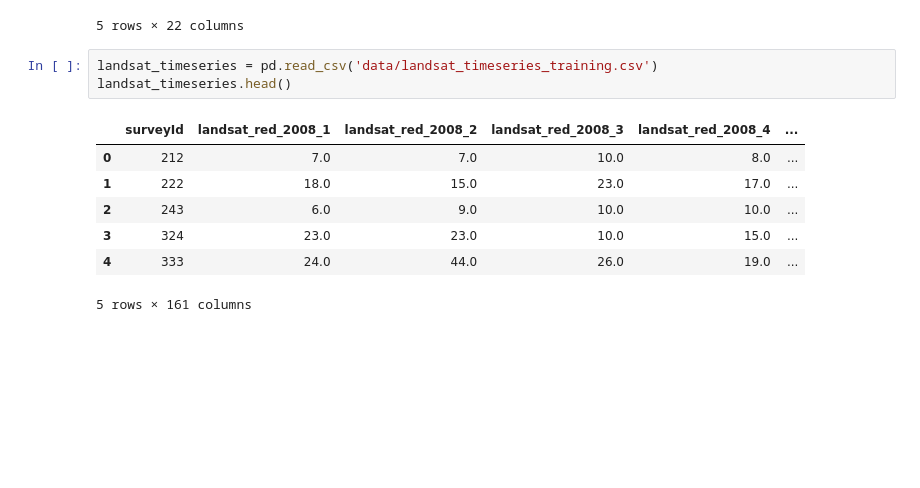
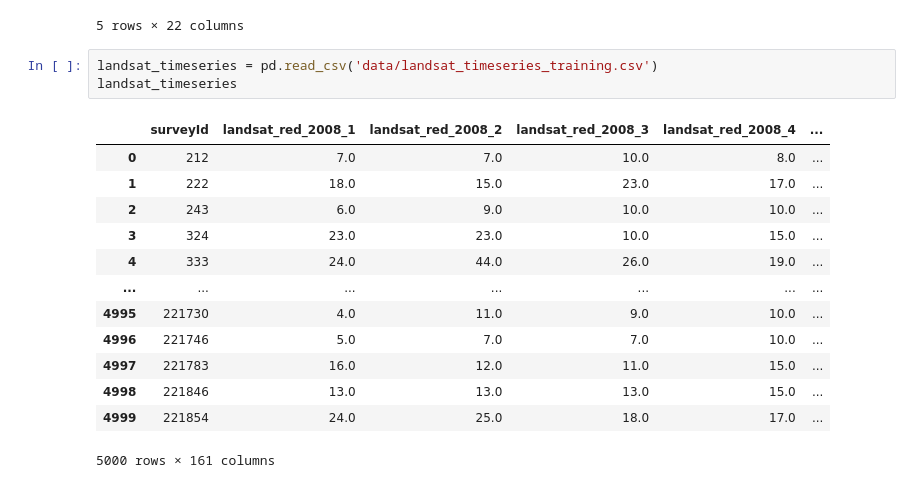
Before and after one commit to AstroAure/IPEO-Species-distribution, a Jupyter notebook: Moea_analysis/code.ipynb, the cells around one changed output. Cells and saved outputs as stored; diff of their text form; blank space fills up the shorter version.

```diff
--- a/Moea_analysis/code.ipynb
+++ b/Moea_analysis/code.ipynb
@@ -17,15 +36,21 @@ env_variables.head()
 5 rows × 22 columns
 # %%
 landsat_timeseries = pd.read_csv('data/landsat_timeseries_training.csv')
-landsat_timeseries.head()
+landsat_timeseries
 # %% [output]
 |  | surveyId | landsat_red_2008_1 | landsat_red_2008_2 | landsat_red_2008_3 | landsat_red_2008_4 | ... |
 | 0 | 212 | 7.0 | 7.0 | 10.0 | 8.0 | ... |
 | 1 | 222 | 18.0 | 15.0 | 23.0 | 17.0 | ... |
 | 2 | 243 | 6.0 | 9.0 | 10.0 | 10.0 | ... |
 | 3 | 324 | 23.0 | 23.0 | 10.0 | 15.0 | ... |
 | 4 | 333 | 24.0 | 44.0 | 26.0 | 19.0 | ... |
+| ... | ... | ... | ... | ... | ... | ... |
+| 4995 | 221730 | 4.0 | 11.0 | 9.0 | 10.0 | ... |
+| 4996 | 221746 | 5.0 | 7.0 | 7.0 | 10.0 | ... |
+| 4997 | 221783 | 16.0 | 12.0 | 11.0 | 15.0 | ... |
+| 4998 | 221846 | 13.0 | 13.0 | 13.0 | 15.0 | ... |
+| 4999 | 221854 | 24.0 | 25.0 | 18.0 | 17.0 | ... |
-5 rows × 161 columns
+5000 rows × 161 columns
 # %%
 species_data=np.load('data/species_data_training.npy')
 species_data
```
Also changed, not shown: parts of 8 cells of this notebook.
